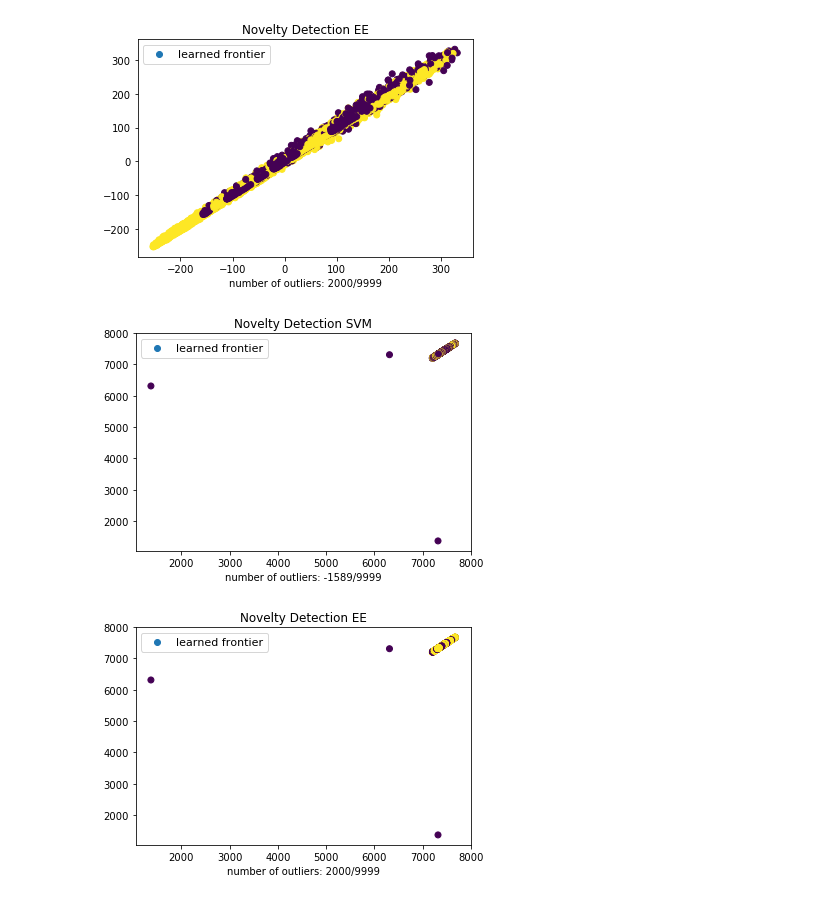
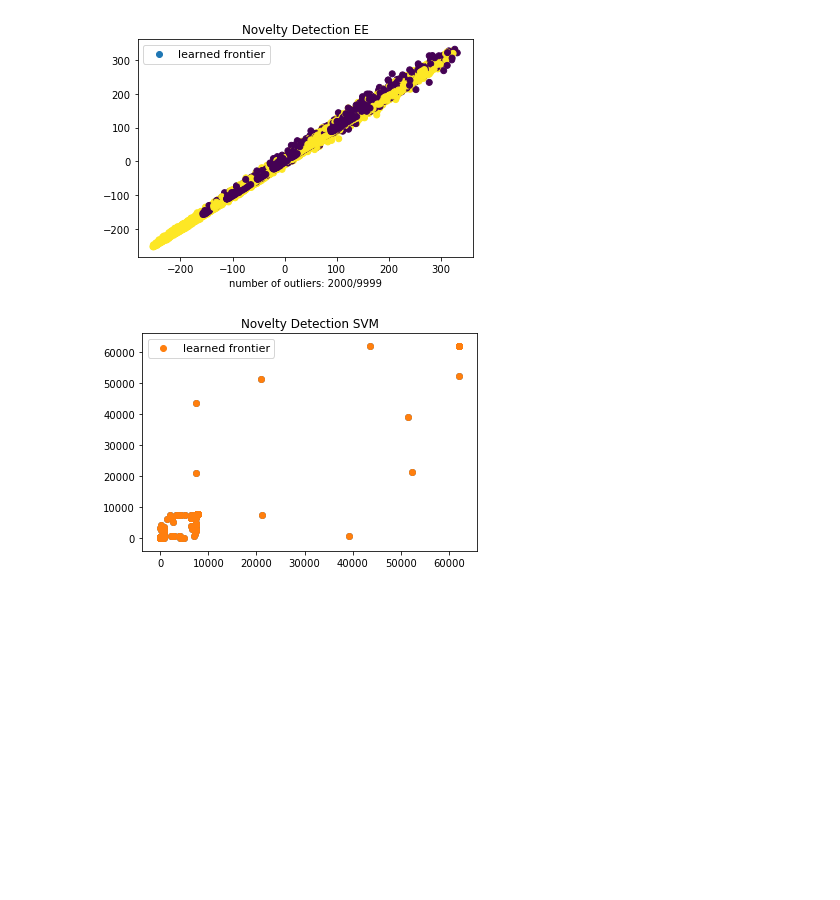
Before and after one commit to NdSv94/MinMax94, a Jupyter notebook: src/figures unsupervised learning.ipynb, the cells around one changed output. Drawn from its saved outputs; the diff is of its cells as text; code cells hidden in the pictures; blank space fills up the shorter version.

```diff
--- a/src/figures unsupervised learning.ipynb
+++ b/src/figures unsupervised learning.ipynb
@@ -19,6 +19,9 @@ from Filters import XGBFilter
 from Filters import quantile_huber_loss, quantile_huber_obj
 import pickle
 import xgboost as xgb
+import seaborn as sns
+sns.set()
+%matplotlib inline
 # %%
 # getting file tree in directory "data_csv", which contains raw unfiltered data
 mypath = './data_csv/Raw/'
@@ -342,7 +336,8 @@ plt.show()
 [figure]
 [figure]
 # %%
-X = final['data_pressure'].iloc[1:10000]
+X = final['data_pressure']
+# .iloc[1:10000]
 
 pca = PCA(n_components=2)
 pca.fit_transform(X)
@@ -353,64 +348,64 @@ axis_val = np.linspace(min_val, max_val, 500)
 
 xx, yy = np.meshgrid(axis_val, axis_val)
 
-clf = svm.OneClassSVM(nu=0.1, kernel="rbf", gamma=0.1)
-clf.fit(X)
-y_pred_train = clf.predict(X)
+# clf = svm.OneClassSVM(nu=0.1, kernel="rbf", gamma=0.1)
+# clf.fit(X)
+# y_pred_train = clf.predict(X)
 
 plt.title("Novelty Detection SVM")
 # plt.contourf(xx, yy, Z, levels=np.linspace(Z.min(), 0, 7), cmap=plt.cm.PuBu)
 # a = plt.contour(xx, yy, Z, levels=[0], linewidths=2, colors='darkred')
 # plt.contourf(xx, yy, Z, levels=[0, Z.max()], colors='palevioletred')
 
 
 
 
-b1 = plt.scatter(X.iloc[:, 0], X.iloc[:, 1], c=y_pred_train)
+# b1 = plt.scatter(X.iloc[:, 0], X.iloc[:, 1], c=y_pred_train)
+b1 = plt.scatter(X.iloc[:, 0], X.iloc[:, 1])
 # b2 = plt.scatter(X_test[:, 0], X_test[:, 1], c='blueviolet', s=s)
 # c = plt.scatter(X_outliers[:, 0], X_outliers[:, 1], c='gold', s=s)
 plt.axis('tight')
 # plt.xlim((-5, 5))
 # plt.ylim((-5, 5))
 # plt.legend([a.collections[0], b1],
 plt.legend([b1],
            ["learned frontier", "training observations"],
            loc="upper left",
            prop=matplotlib.font_manager.FontProperties(size=11))
-plt.xlabel(
-    "number of outliers: %d/%d"
-    % (y_pred_train.sum() , len(X.index)))
+# plt.xlabel(
+#     "number of outliers: %d/%d"
+#     % (y_pred_train.sum() , len(X.index)))
 
 plt.show()
 
 
-clf_ee = EllipticEnvelope()
-clf_ee.fit(X)
-y_pred_train_ee = clf_ee.predict(X)
+# clf_ee = EllipticEnvelope()
+# clf_ee.fit(X)
+# y_pred_train_ee = clf_ee.predict(X)
 
-plt.title("Novelty Detection EE")
-# plt.contourf(xx, yy, Z, levels=np.linspace(Z.min(), 0, 7), cmap=plt.cm.PuBu)
-# a = plt.contour(xx, yy, Z, levels=[0], linewidths=2, colors='darkred')
-# plt.contourf(xx, yy, Z, levels=[0, Z.max()], colors='palevioletred')
+# plt.title("Novelty Detection EE")
+# # plt.contourf(xx, yy, Z, levels=np.linspace(Z.min(), 0, 7), cmap=plt.cm.PuBu)
+# # a = plt.contour(xx, yy, Z, levels=[0], linewidths=2, colors='darkred')
+# # plt.contourf(xx, yy, Z, levels=[0, Z.max()], colors='palevioletred')
 
 
 
 
-b1 = plt.scatter(X.iloc[:, 0], X.iloc[:, 1], c=y_pred_train_ee)
-# b2 = plt.scatter(X_test[:, 0], X_test[:, 1], c='blueviolet', s=s)
-# c = plt.scatter(X_outliers[:, 0], X_outliers[:, 1], c='gold', s=s)
-plt.axis('tight')
-# plt.xlim((-5, 5))
-# plt.ylim((-5, 5))
-# plt.legend([a.collections[0], b1],
-plt.legend([b1],
-           ["learned frontier", "training observations"],
-           loc="upper left",
-           prop=matplotlib.font_manager.FontProperties(size=11))
-plt.xlabel(
-    "number of outliers: %d/%d"
-    % (len(X.index) - y_pred_train_ee.sum() , len(X.index)))
+# b1 = plt.scatter(X.iloc[:, 0], X.iloc[:, 1], c=y_pred_train_ee)
+# # b2 = plt.scatter(X_test[:, 0], X_test[:, 1], c='blueviolet', s=s)
+# # c = plt.scatter(X_outliers[:, 0], X_outliers[:, 1], c='gold', s=s)
+# plt.axis('tight')
+# # plt.xlim((-5, 5))
+# # plt.ylim((-5, 5))
+# # plt.legend([a.collections[0], b1],
+# plt.legend([b1],
+#            ["learned frontier", "training observations"],
+#            loc="upper left",
+#            prop=matplotlib.font_manager.FontProperties(size=11))
+# plt.xlabel(
+#     "number of outliers: %d/%d"
+#     % (len(X.index) - y_pred_train_ee.sum() , len(X.index)))
 
-plt.show()
+# plt.show()
 # %% [output]
-[figure, old version]
+[figure, new version]
-[figure, removed]
```
Also changed, not shown: parts of 15 cells of this notebook.
